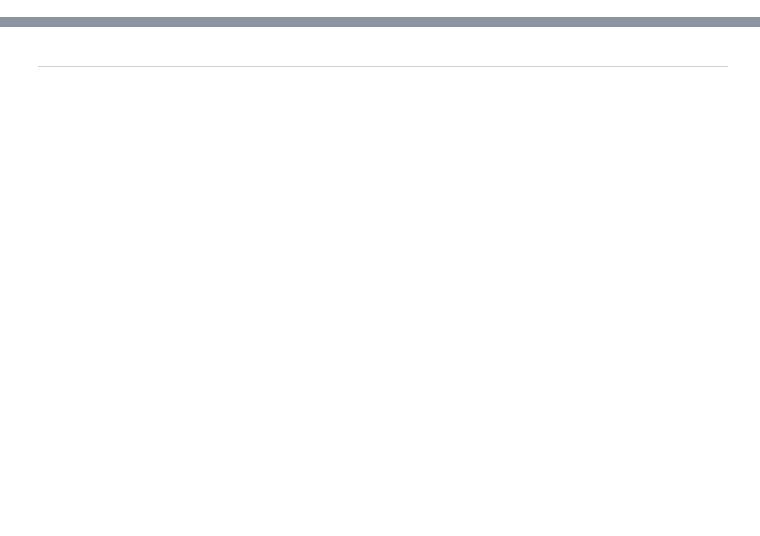
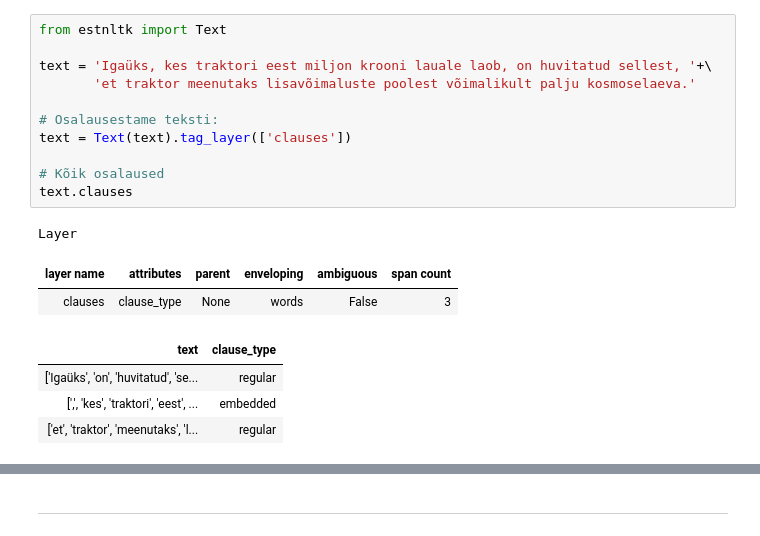
Before and after one commit to d009/EstNLP, a Jupyter notebook: Praktikum9/Praktikum_9.ipynb, the cells around one changed output, grey strips where cells are left out. Saved outputs shown, nothing was run; the diff lists cells and outputs as text; blank space fills up the shorter version.

```diff
--- a/Praktikum9/Praktikum_9.ipynb
+++ b/Praktikum9/Praktikum_9.ipynb
@@ -325,0 +472,19 @@ Näiteks, nimisõna _hobune_ on saanud võrdlemisi kõrge konkreetsuse skoori (5
+# %%
+from estnltk import Text
+
+text = 'Igaüks, kes traktori eest miljon krooni lauale laob, on huvitatud sellest, '+\
+       'et traktor meenutaks lisavõimaluste poolest võimalikult palju kosmoselaeva.'
+
+# Osalausestame teksti:
+text = Text(text).tag_layer(['clauses'])
+
+# Kõik osalaused
+text.clauses
+# %% [output]
+Layer
+| layer name | attributes | parent | enveloping | ambiguous | span count |
+| clauses | clause_type | None | words | False | 3 |
+| text | clause_type |
+| ['Igaüks', 'on', 'huvitatud', 'se... | regular |
+| [',', 'kes', 'traktori', 'eest', ... | embedded |
+| ['et', 'traktor', 'meenutaks', 'l... | regular |
```
Also changed, not shown: parts of 108 cells of this notebook.
